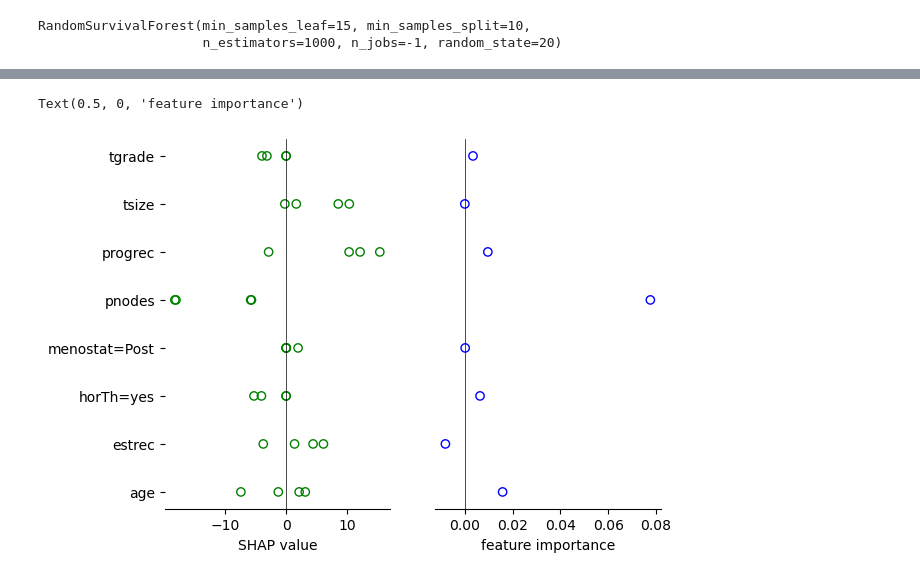
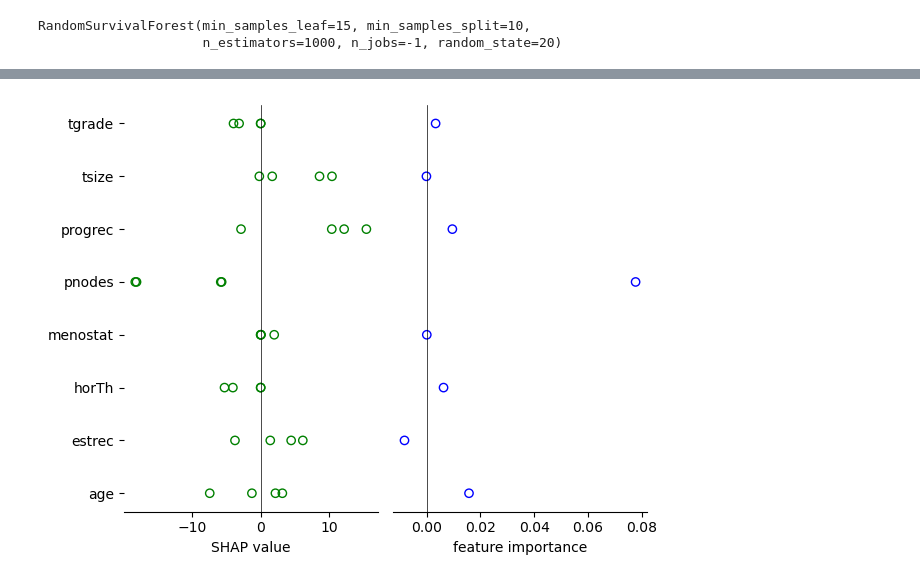
Before and after one commit to dmachlanski/ssp25-feature-attributions, a Jupyter notebook: base.ipynb, the cells around one changed output, grey strips where cells are left out. Cells and saved outputs as stored; diff of their text form; code cells hidden in the pictures.

Commit message:
Clean-up; save plots to files

```diff
--- a/base.ipynb
+++ b/base.ipynb
@@ -24,6 +26,8 @@ X_no_grade = X.drop("tgrade", axis=1)
 Xt = OneHotEncoder().fit_transform(X_no_grade)
 Xt.loc[:, "tgrade"] = grade_num
 
+Xt.rename(columns={'horTh=yes': 'horTh', 'menostat=Post': 'menostat'}, inplace=True)
+
 random_state = 20
 X_train, X_test, y_train, y_test = train_test_split(Xt, y, test_size=0.25, random_state=random_state)
 
@@ -53 +61,15 @@ df=pd.DataFrame(
+# %%
+eps = 1.0
+X_mean = X_test.mean().to_frame().T
+
+y_mean = rsf.predict(X_mean)
+y_pred = rsf.predict(X_test)
+
+sel_mask = np.abs(y_pred - y_mean) < eps
+
+# use the reference point
+ex = shap.KernelExplainer(rsf.predict, X_mean)
+
+# get SHAP values of the selected individuals (delta_R close to 0)
+ex_result = ex(X_test[sel_mask])
 # %% [markdown]
@@ -167,23 +77,25 @@ array([[  2.14683409,   4.43989842,  -5.27348516,   0.        ,
 # %%
 fig, (ax1, ax2) = plt.subplots(1, 2)
 
-for v in shap2.values:
+for v in ex_result.values:
     ax1.scatter(v, X_test.columns, facecolors='none', edgecolors='g')
 
 ax1.axvline(0.0, c='k', linewidth=0.5)
 ax1.set_xlabel('SHAP value')
 ax1.spines['top'].set_visible(False)
 ax1.spines['left'].set_visible(False)
 ax1.spines['right'].set_visible(False)
 
 
 ax2.scatter(df['importances_mean'], df['index'], facecolors='none', edgecolors='b')
-ax2.set_yticks([])
+ax2.set_yticks([]) # comment out to check if the features match with the first plot
 ax2.axvline(0.0, c='k', linewidth=0.5)
 ax2.spines['top'].set_visible(False)
 ax2.spines['left'].set_visible(False)
 ax2.spines['right'].set_visible(False)
 ax2.set_xlabel('feature importance')
+
+plt.tight_layout()
+plt.savefig('plots/gbsg2.pdf', dpi=1000)
 # %% [output]
-Text(0.5, 0, 'feature importance')
-[figure, old version]
+[figure, new version]
```
Also changed, not shown: parts of 22 cells of this notebook, 2 other files.
